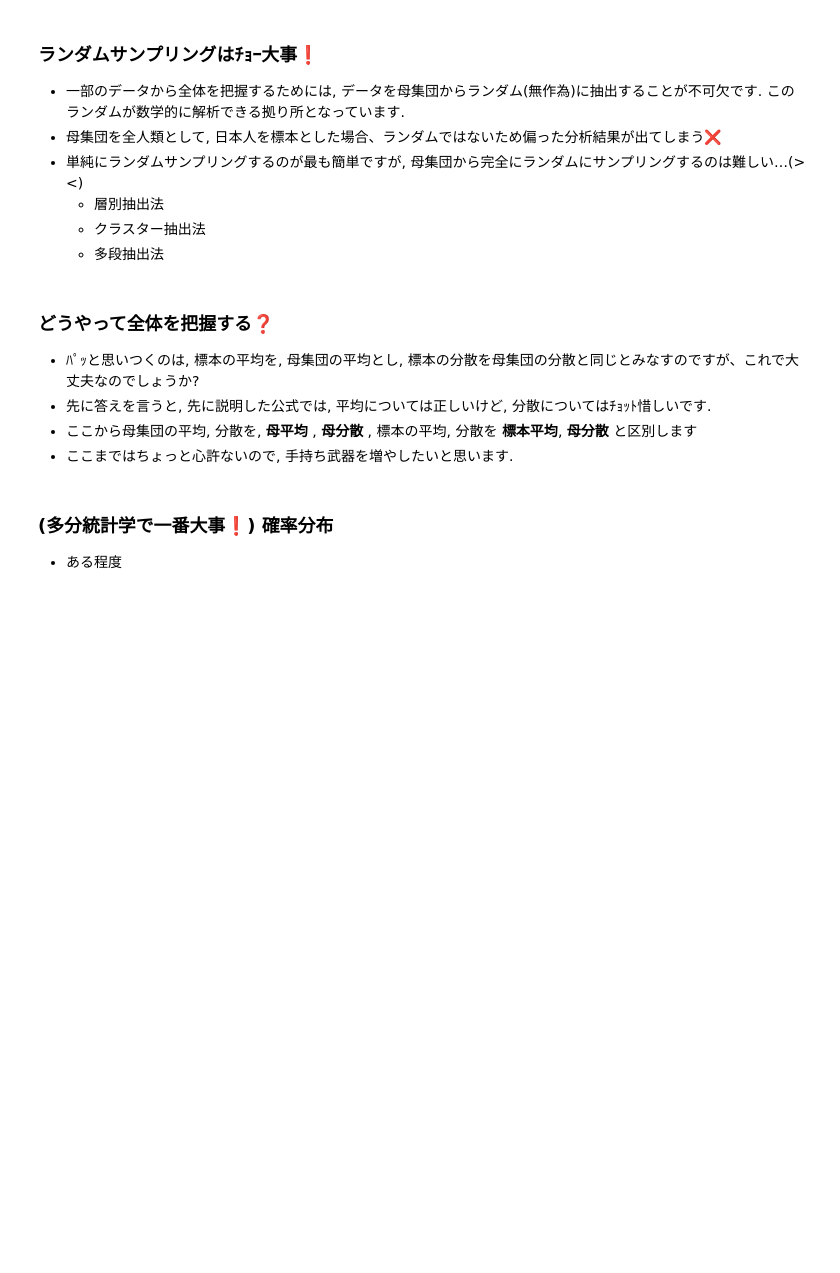
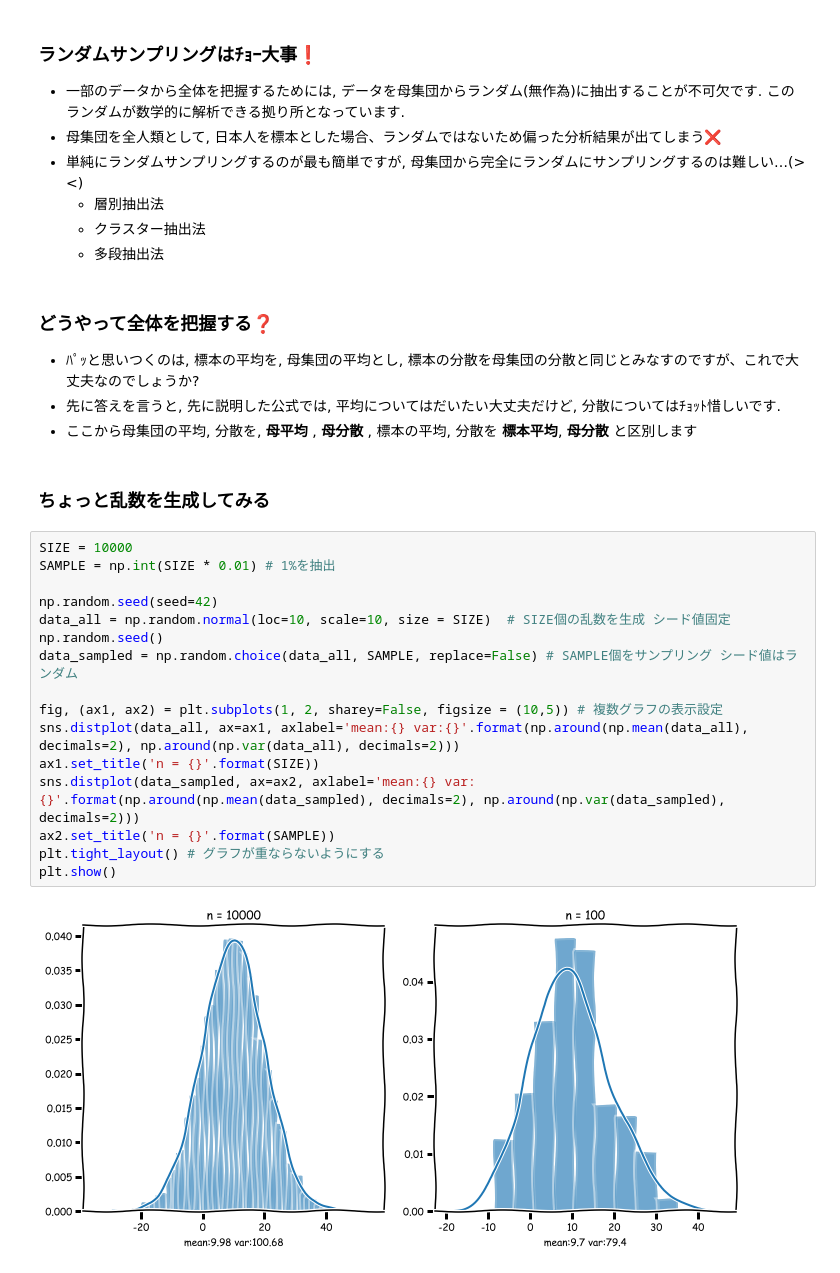
Before and after one commit to Soichiro-Fujioka/chotto-dekiru-DS, a Jupyter notebook: statistics/statistics-1.ipynb, the cells around one changed output. Saved outputs shown, nothing was run; the diff lists cells and outputs as text; blank space fills up the shorter version.

```diff
--- a/statistics/statistics-1.ipynb
+++ b/statistics/statistics-1.ipynb
@@ -392,9 +393,25 @@ $$
 # %% [markdown]
 ### どうやって全体を把握する❓
 - ﾊﾟｯと思いつくのは, 標本の平均を, 母集団の平均とし, 標本の分散を母集団の分散と同じとみなすのですが、これで大丈夫なのでしょうか?
-- 先に答えを言うと, 先に説明した公式では, 平均については正しいけど, 分散についてはﾁｮｯﾄ惜しいです.
+- 先に答えを言うと, 先に説明した公式では, 平均についてはだいたい大丈夫だけど, 分散についてはﾁｮｯﾄ惜しいです.
 - ここから母集団の平均, 分散を, **母平均** , **母分散** , 標本の平均, 分散を **標本平均**, **母分散** と区別します
-- ここまではちょっと心許ないので, 手持ち武器を増やしたいと思います.
-# %% [markdown]
-### (多分統計学で一番大事❗️) 確率分布
-- ある程度
+# %% [markdown]
+### ちょっと乱数を生成してみる
+# %%
+SIZE = 10000
+SAMPLE = np.int(SIZE * 0.01) # 1%を抽出
+
+np.random.seed(seed=42)
+data_all = np.random.normal(loc=10, scale=10, size = SIZE)  # SIZE個の乱数を生成 シード値固定
+np.random.seed()
+data_sampled = np.random.choice(data_all, SAMPLE, replace=False) # SAMPLE個をサンプリング シード値はランダム
+
+fig, (ax1, ax2) = plt.subplots(1, 2, sharey=False, figsize = (10,5)) # 複数グラフの表示設定
+sns.distplot(data_all, ax=ax1, axlabel='mean:{} var:{}'.format(np.around(np.mean(data_all), decimals=2), np.around(np.var(data_all), decimals=2)))
+ax1.set_title('n = {}'.format(SIZE))
+sns.distplot(data_sampled, ax=ax2, axlabel='mean:{} var:{}'.format(np.around(np.mean(data_sampled), decimals=2), np.around(np.var(data_sampled), decimals=2)))
+ax2.set_title('n = {}'.format(SAMPLE))
+plt.tight_layout() # グラフが重ならないようにする
+plt.show()
+# %% [output]
+[figure, added]
```
Also changed, not shown: parts of 21 cells of this notebook.
